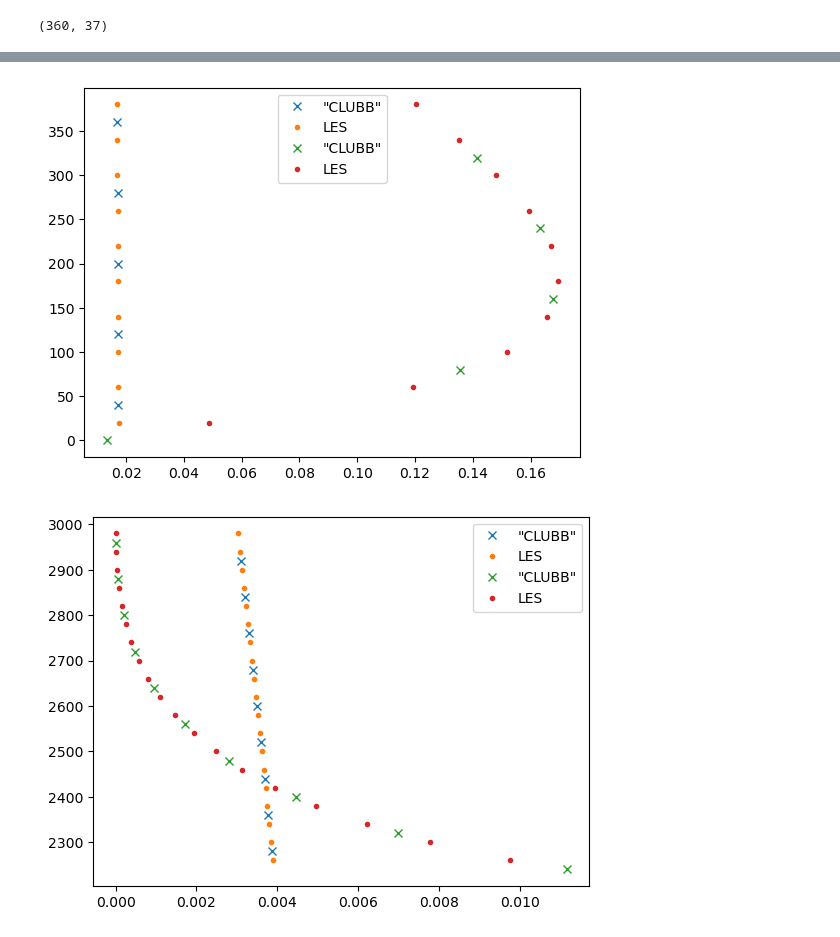
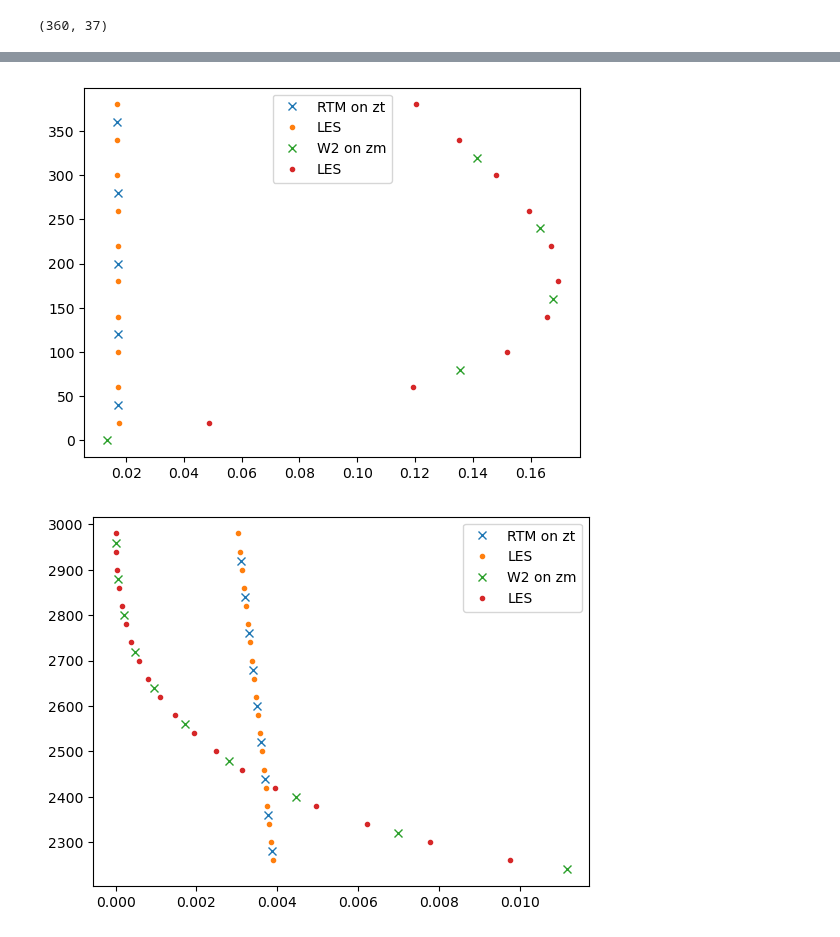
Before and after one commit to adconnolly/CLUBBiNN, a Jupyter notebook: analysis_notebooks/test_stagger.ipynb, the cells around one changed output, grey strips where cells are left out. Cells and saved outputs as stored; diff of their text form; code cells hidden in the pictures.

Commit message:
Plots improved for SAM unit tests

```diff
--- a/analysis_notebooks/test_stagger.ipynb
+++ b/analysis_notebooks/test_stagger.ipynb
@@ -165,28 +165,28 @@ zLES=ds['z'].values
 kstart=0
 kend=5 # int(0.75*nzm)
 
-plt.plot(rtm[itime, kstart:kend],zt[itime, kstart:kend],'x',label='"CLUBB"')
+plt.plot(rtm[itime, kstart:kend],zt[itime, kstart:kend],'x',label='RTM on zt')
 plt.plot(ds['RTM'][itime].squeeze()[2*kstart:2*kend].values,zLES[2*kstart:2*kend],'.',label='LES')
 
-plt.plot(W2[itime, kstart:kend],zm[itime, kstart:kend],'x',label='"CLUBB"')
+plt.plot(W2[itime, kstart:kend],zm[itime, kstart:kend],'x',label='W2 on zm')
 plt.plot(ds['W2'][itime].squeeze()[2*kstart:2*kend].values,zLES[2*kstart:2*kend],'.',label='LES')
 
 plt.legend();
 # %% [output]
-[figure, old version]
+[figure, new version]
 # %%
 itime= -1
 zLES=ds['z'].values
 
 kstart=int(0.75*nzm)
 kend=int(1*nzm)
 
-plt.plot(rtm[itime, kstart:kend],zt[itime, kstart:kend],'x',label='"CLUBB"')
+plt.plot(rtm[itime, kstart:kend],zt[itime, kstart:kend],'x',label='RTM on zt')
 plt.plot(ds['RTM'][itime].squeeze()[2*kstart:2*kend].values,zLES[2*kstart:2*kend],'.',label='LES')
 
-plt.plot(W2[itime, kstart:kend],zm[itime, kstart:kend],'x',label='"CLUBB"')
+plt.plot(W2[itime, kstart:kend],zm[itime, kstart:kend],'x',label='W2 on zm')
 plt.plot(ds['W2'][itime].squeeze()[2*kstart:2*kend].values,zLES[2*kstart:2*kend],'.',label='LES')
 
 plt.legend();
 # %% [output]
-[figure, old version]
+[figure, new version]
```
Also changed, not shown: parts of 2 cells of this notebook, 1 other file.
